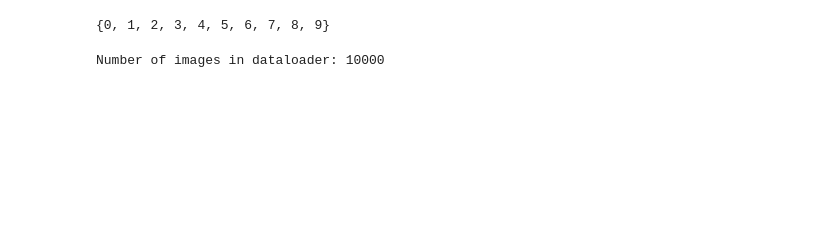
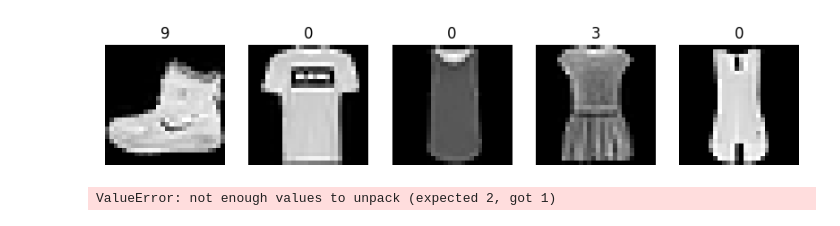
Before and after one commit to marco-bernardi/BigBiGAN-PyTorch, a Jupyter notebook: PAC_FMNIST.ipynb, the cells around one changed output. Drawn from its saved outputs; the diff is of its cells as text; code cells hidden in the pictures; blank space fills up the shorter version.

```diff
--- a/PAC_FMNIST.ipynb
+++ b/PAC_FMNIST.ipynb
@@ -42,7 +63,22 @@ transform = transforms.Compose([
     transforms.Normalize((0.5,), (0.5,))
 ])
 
-# Download and load the training data
-test_dataset = datasets.FashionMNIST(root='./data', train=False, transform=transform, download=True)
 
-#test_dataset = datasets.FMNIST(root='./data', train=False, transform=transform, download=True)
+# Download and load the dataset
+FMNIST = datasets.FashionMNIST('~/.pytorch/F_MNIST_data/', download=True, train=True, transform=transform)
+# %%
+#SPLIT FMNIST INTO TRAIN AND TEST
+FMNIST_train = FMNIST.data[:50000]
+FMNIST_test = FMNIST.data[50000:]
+FMNIST_train = FMNIST_train.unsqueeze(1).float()
+FMNIST_test = FMNIST_test.unsqueeze(1).float()
+
+#PLOT some images with labels
+fig, axes = plt.subplots(nrows=1, ncols=5, figsize=(10, 5))
+for i, ax in enumerate(axes):
+    ax.imshow(FMNIST_train[i].squeeze(), cmap='gray')
+    ax.set_title(FMNIST.targets[i].item())
+    ax.axis('off')
+plt.show()
+# %% [output]
+[figure, added]
@@ -49,3 +87,7 @@ test_dataset = datasets.FashionMNIST(root='./data', train=False, transform=trans
+# %%
+pip.inference_fromdt(test_dataloader)
+# %% [output]
+ValueError: not enough values to unpack (expected 2, got 1)
 # %%
 def print_labels(dataset):
     labels = []
@@ -89,12 +131,3 @@ def encode_batch(pip, dataloader):
     encoded_images = np.concatenate(encoded_images, axis=0)
 
     return encoded_images
-# %%
-print_labels(test_dataset)
-# %% [output]
-{0, 1, 2, 3, 4, 5, 6, 7, 8, 9}
-# %%
-batch_size = 10
-dt_fmnist = get_dataloader(test_dataset, batch_size=1, class_label=[0,1,2,3,4,5,6,7,8,9])
-# %% [output]
-Number of images in dataloader: 10000
```
Also changed, not shown: parts of 20 cells of this notebook, 31 other files.
